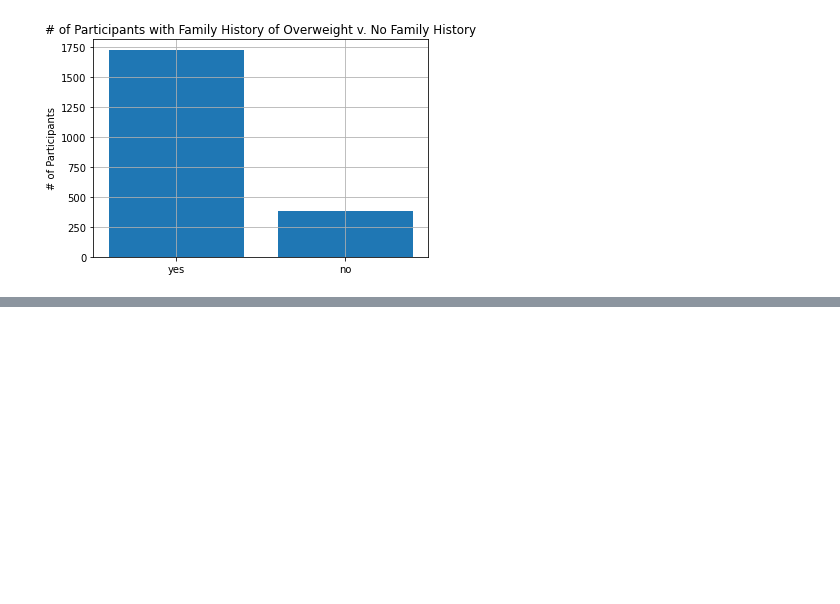
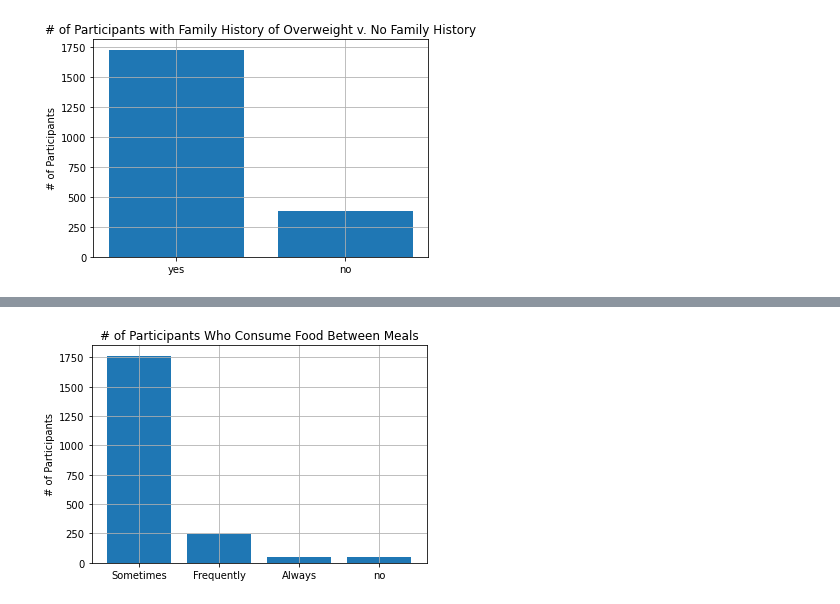
Before and after one commit to cdlc01/bmi_prediction, a Jupyter notebook: Obesity Data Analysis.ipynb, the cells around one changed output, grey strips where cells are left out. Cells and saved outputs as stored; diff of their text form; code cells hidden in the pictures; blank space fills up the shorter version.

```diff
--- a/Obesity Data Analysis.ipynb
+++ b/Obesity Data Analysis.ipynb
@@ -73,0 +90,12 @@ plt.grid();
+# %%
+fig6, ax6 = plt.subplots()
+
+con_x = fixed_df['CAEC'].value_counts().index
+con_y = fixed_df['CAEC'].value_counts().values
+
+ax6.bar(con_x, con_y)
+ax6.set_title('# of Participants Who Consume Food Between Meals')
+ax6.set_ylabel('# of Participants')
+plt.grid();
+# %% [output]
+[figure, added]
```
Also changed, not shown: parts of 15 cells of this notebook.
